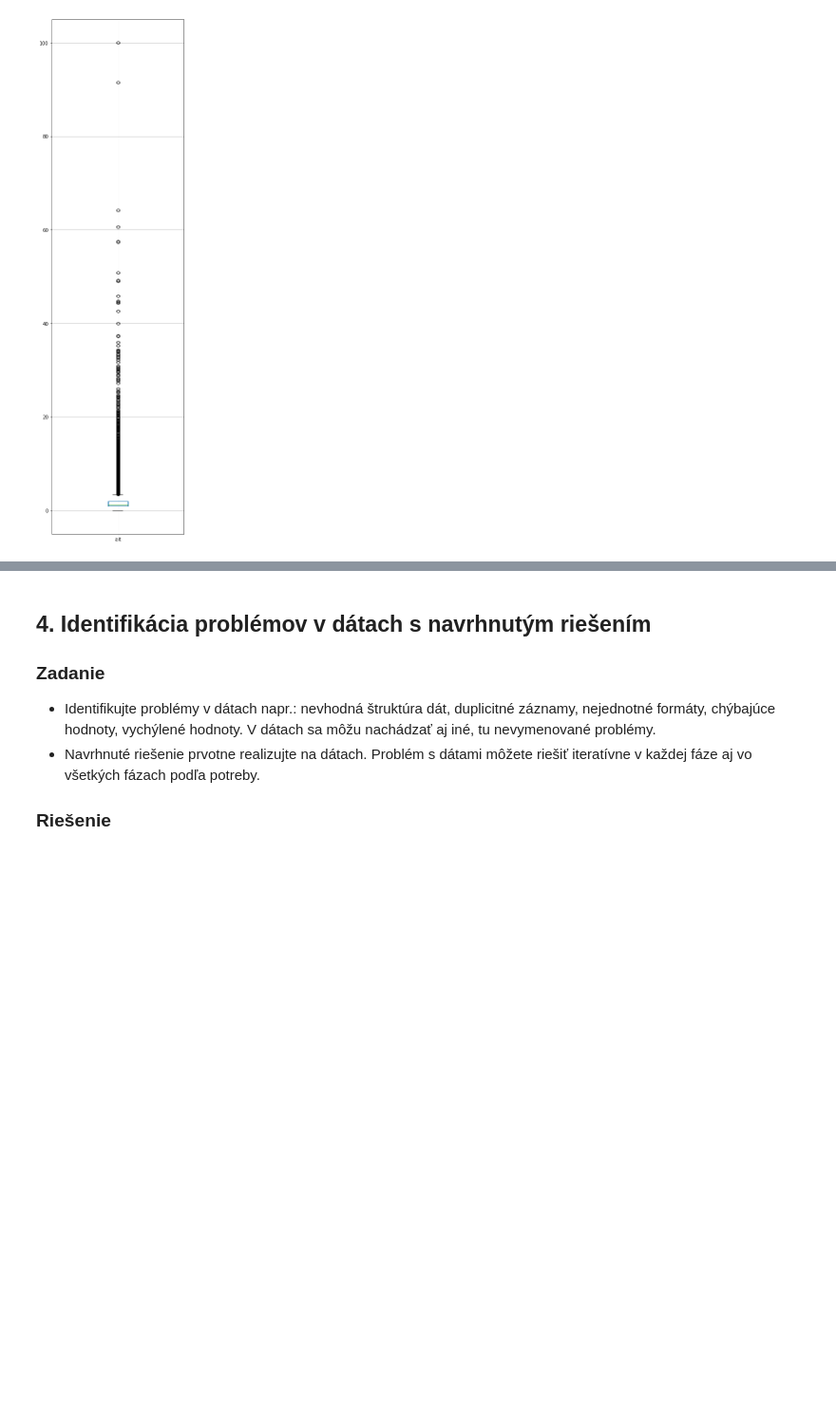
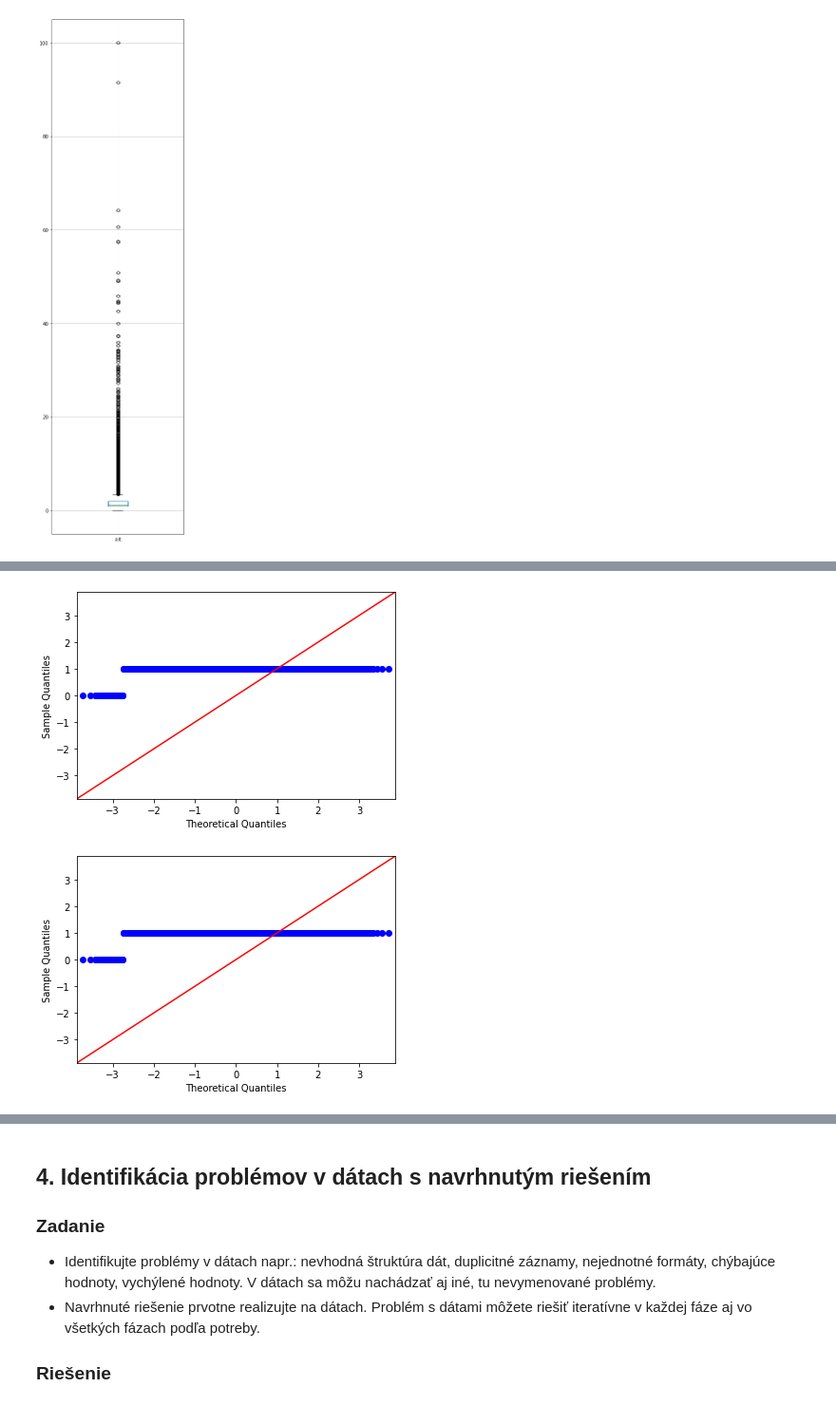
Before and after one commit to Matovic/Chronic-Lymphocytic-Leukemia, a Jupyter notebook: 1-EDA.ipynb, the cells around one changed output, grey strips where cells are left out. Shown at 95% size. Saved outputs shown, nothing was run; the diff lists cells and outputs as text; code cells hidden in the pictures; blank space fills up the shorter version.

```diff
--- a/1-EDA.ipynb
+++ b/1-EDA.ipynb
@@ -373,0 +466,5 @@ df_labor.boxplot("alt", figsize=(5,20))
+# %%
+sm.ProbPlot(~df_labor.hemoglobin.isna()).qqplot(line='45')
+# %% [output]
+[figure, added]
+[figure, added]
```
Also changed, not shown: parts of 14 cells of this notebook.
